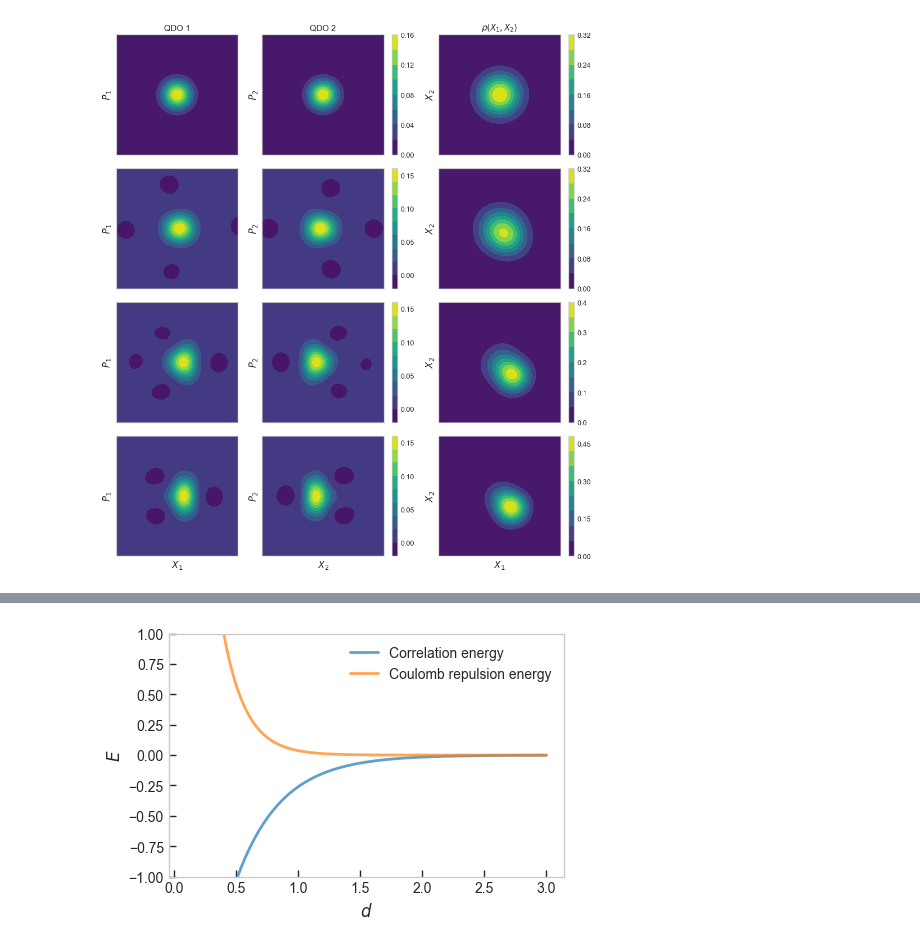
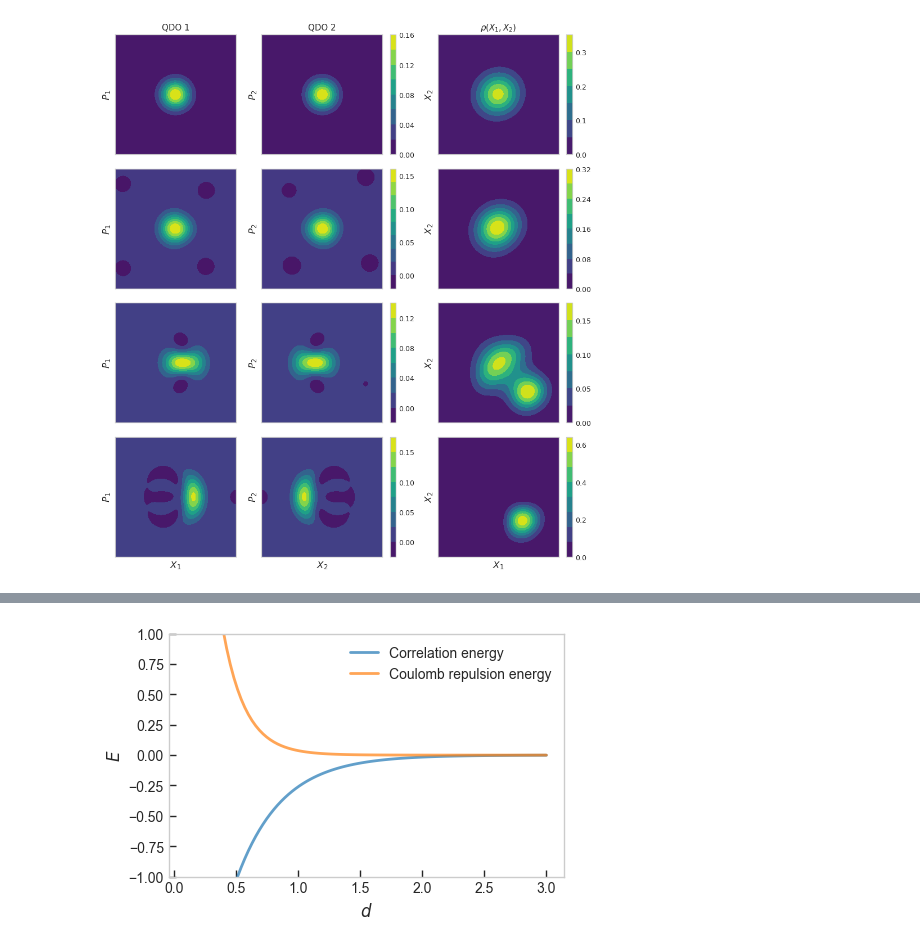
Before and after one commit to MatthieuSarkis/Long-range-intermolecular-interactions-on-a-continuous-variable-quantum-computer, a Jupyter notebook: plot_alternate.ipynb, the cells around one changed output, grey strips where cells are left out. Drawn from its saved outputs; the diff is of its cells as text; code cells hidden in the pictures.

```diff
--- a/plot_alternate.ipynb
+++ b/plot_alternate.ipynb
@@ -109,0 +275,13 @@ with open(os.path.join(dir, 'args.json')) as f:
+# %%
+arr = [2,4,7]
+for i in range(0,3):
+    j = arr[i]
+    ent = binding_energies[arr[i], starting_distance:]
+    plt.plot(distances[starting_distance:][np.arange(0,len(states[0]), 1)[10:]], ent[10:], label = r'$\theta = {}$'.format(np.round(thetas[j], 2)))
+    #plt.plot(distances[starting_distance:], np.array(parametri)[:,1])
+plt.legend()
+plt.ylabel(r'$S\left(\tilde{\rho}_{\theta}\right)$')
+plt.xlabel(r'd')
+plt.grid(False)
+plt.tight_layout()
+#plt.savefig('./entropies_2.pdf')
@@ -109,0 +290,14 @@ with open(os.path.join(dir, 'args.json')) as f:
+# %%
+arr = [2,4,7]
+for i in range(0,3):
+    j = arr[i]
+    fis = curves[i]
+    plt.plot(distances[starting_distance:][np.arange(0,len(states[0]), 1)[10:]], fis[10:], label = r'$\theta = {}$'.format(np.round(thetas[j], 2)))
+    #plt.plot(distances[starting_distance:], np.array(parametri)[:,1])
+plt.legend()
+plt.ylabel('Displaced cat fidelity')
+plt.xlabel(r'd')
+plt.grid(False)
+plt.tight_layout()
+
+plt.savefig('./Fidelities.pdf')
@@ -206,10 +402,10 @@ def plot_wigner(
 
     X1, X2 = np.meshgrid(quadrature_grid, quadrature_grid)
 
-    state0 = FockStateTF(state_data=states[7, 180], num_modes=2, pure=True, cutoff_dim=cutoff_dim)
-    state1 = FockStateTF(state_data=states[7, 72], num_modes=2, pure=True, cutoff_dim=cutoff_dim)
-    state2 = FockStateTF(state_data=states[7, 42], num_modes=2, pure=True, cutoff_dim=cutoff_dim)
-    state3 = FockStateTF(state_data=states[7, 26], num_modes=2, pure=True, cutoff_dim=cutoff_dim)
+    state0 = FockStateTF(state_data=states[2, 180], num_modes=2, pure=True, cutoff_dim=cutoff_dim)
+    state1 = FockStateTF(state_data=states[2, 130], num_modes=2, pure=True, cutoff_dim=cutoff_dim)
+    state2 = FockStateTF(state_data=states[2, 100], num_modes=2, pure=True, cutoff_dim=cutoff_dim)
+    state3 = FockStateTF(state_data=states[2, 70], num_modes=2, pure=True, cutoff_dim=cutoff_dim)
     w_qdo1_0 = state0.wigner(mode=0, xvec=quadrature_grid, pvec=quadrature_grid)
     w_qdo2_0 = state0.wigner(mode=1, xvec=quadrature_grid, pvec=quadrature_grid)
     w_qdo1_1 = state1.wigner(mode=0, xvec=quadrature_grid, pvec=quadrature_grid)
@@ -222,7 +418,7 @@ def plot_wigner(
     # large distance
     joint_density0 = quadratures_density(
         x=quadrature_grid,
-        alpha=states[7, 180],
+        alpha=states[2, 180],
         num_modes=2,
         cutoff=cutoff_dim
     )
@@ -230,7 +426,7 @@ def plot_wigner(
     # intermediate distance
     joint_density1 = quadratures_density(
         x=quadrature_grid,
-        alpha=states[7, 72],
+        alpha=states[2, 130],
         num_modes=2,
         cutoff=cutoff_dim
     )
@@ -238,7 +434,7 @@ def plot_wigner(
     # max entropy
     joint_density2 = quadratures_density(
         x=quadrature_grid,
-        alpha=states[7, 42],
+        alpha=states[2, 100],
         num_modes=2,
         cutoff=cutoff_dim
     )
@@ -246,7 +442,7 @@ def plot_wigner(
     # bound state
     joint_density3 = quadratures_density(
         x=quadrature_grid,
-        alpha=states[7, 26],
+        alpha=states[2, 70],
         num_modes=2,
         cutoff=cutoff_dim
     )
@@ -350,4 +551,4 @@ plot_wigner(
-[figure, old version]
+[figure, new version]
 # %%
 def plot_binding_curve_morse(
     distance_array: np.ndarray,
```
Also changed, not shown: parts of 33 cells of this notebook, 27 other files.
